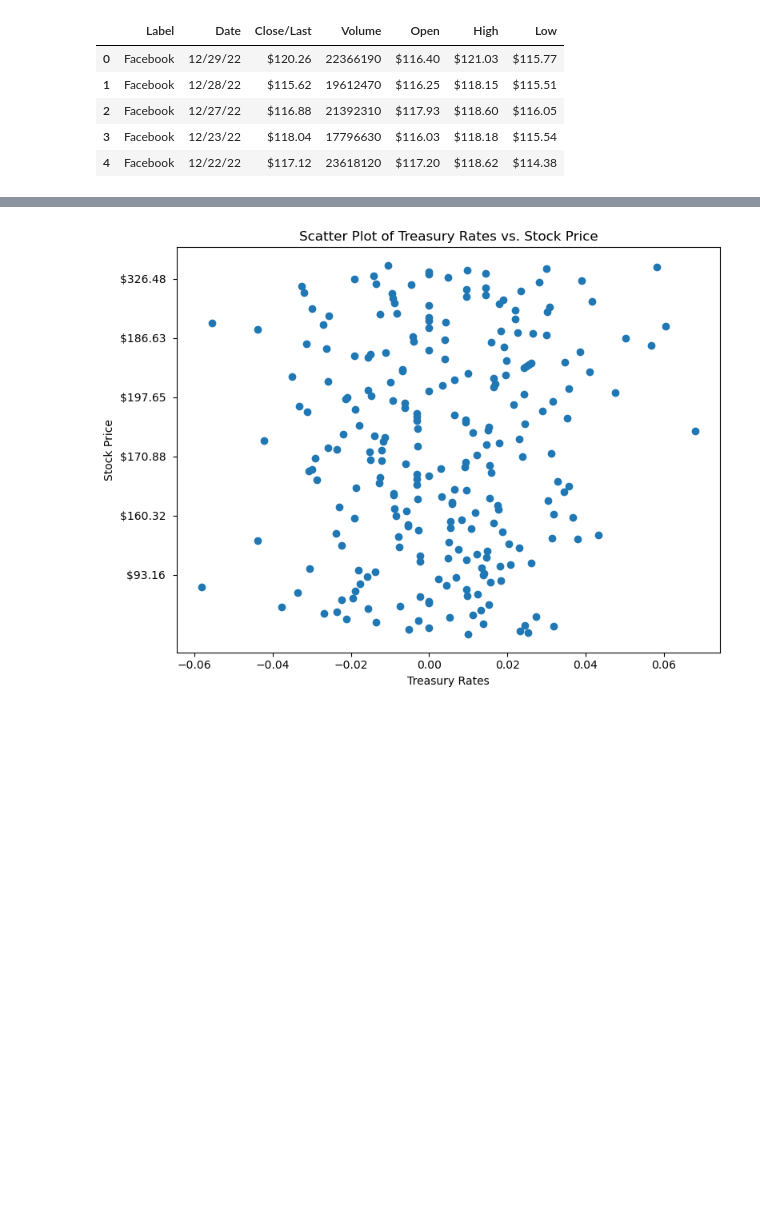
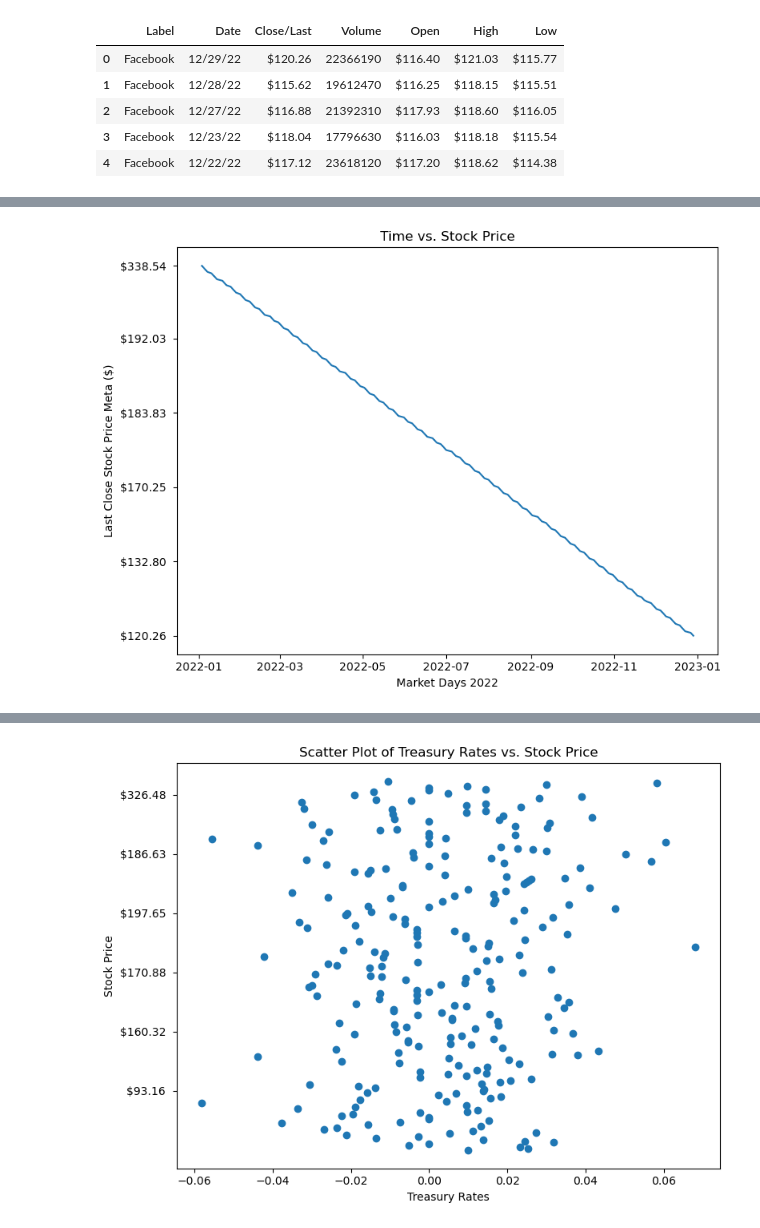
Before and after one commit to Marlon6598/NASDAQ-Project, a Jupyter notebook: MainFinGrab.ipynb, the cells around one changed output, grey strips where cells are left out. Saved outputs shown, nothing was run; the diff lists cells and outputs as text; code cells hidden in the pictures; blank space fills up the shorter version.

```diff
--- a/MainFinGrab.ipynb
+++ b/MainFinGrab.ipynb
@@ -93,3 +97,6 @@ def linReg(xAxis,yAxis,x_lin_plot,y_lin_plot,yLabel):
     plt.annotate(linEQ,(x_lin_plot,y_lin_plot),fontsize=10,color="red")
     plt.xlabel('Date')
     plt.ylabel(f"{yLabel}")
+# %%
+meta = pd.read_csv('data/Facebook.csv',index_col='Date',parse_dates=True)
+meta.head(10)
@@ -95,0 +116,3 @@ def linReg(xAxis,yAxis,x_lin_plot,y_lin_plot,yLabel):
+# %%
+facebook_SP = meta.iloc[44:294, :]
+facebook_SP
@@ -95,0 +134,24 @@ def linReg(xAxis,yAxis,x_lin_plot,y_lin_plot,yLabel):
+# %%
+
+closing_bell = facebook_SP['Close/Last']
+# plt.rcParams["figure.figsize"] = [8.00, 6.00]
+# plt.rcParams["figure.autolayout"] = True
+
+plt.plot(closing_bell)
+
+plt.title("Time vs. Stock Price")
+plt.xlabel("Market Days 2022")
+plt.ylabel("Last Close Stock Price Meta ($)")
+
+# linReg(xAxis,yAxis,x_lin_plot,y_lin_plot,yLabel)
+
+#plt.yticks([10,224])
+#plt.xticks([10,249])#,75,100,125,150,175,200,225,249])
+# fig, ax = plt.subplots()
+# ytick_loc = [360, 320, 280, 240, 200, 160, 120, 80, 40]
+# ax.set_yticks(ytick_loc)
+plt.yticks([0,50,100,150,200,249])
+# print(plt.yticks())
+plt.show()
+# %% [output]
+[figure, added]
```
Also changed, not shown: parts of 19 cells of this notebook, 1 other file.
